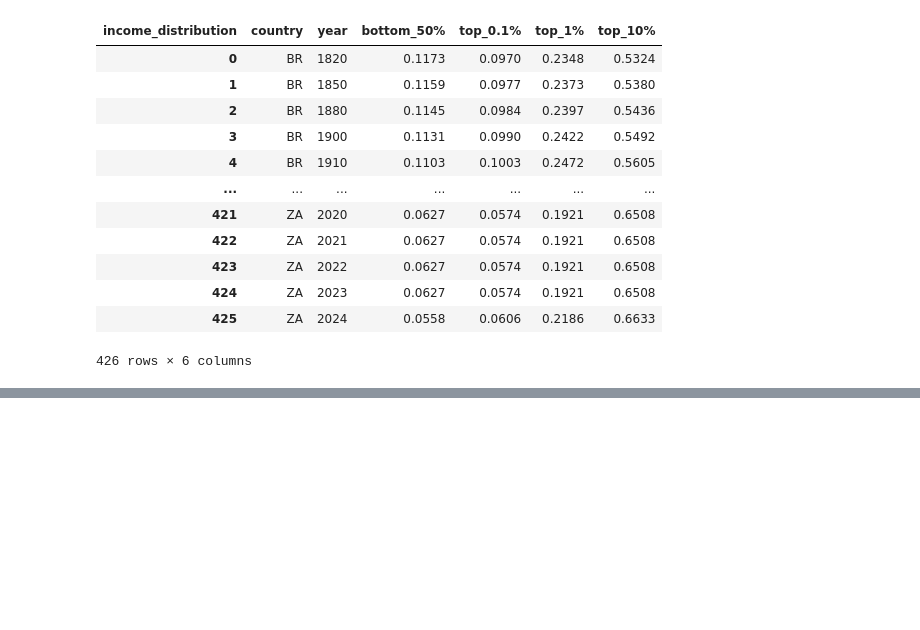
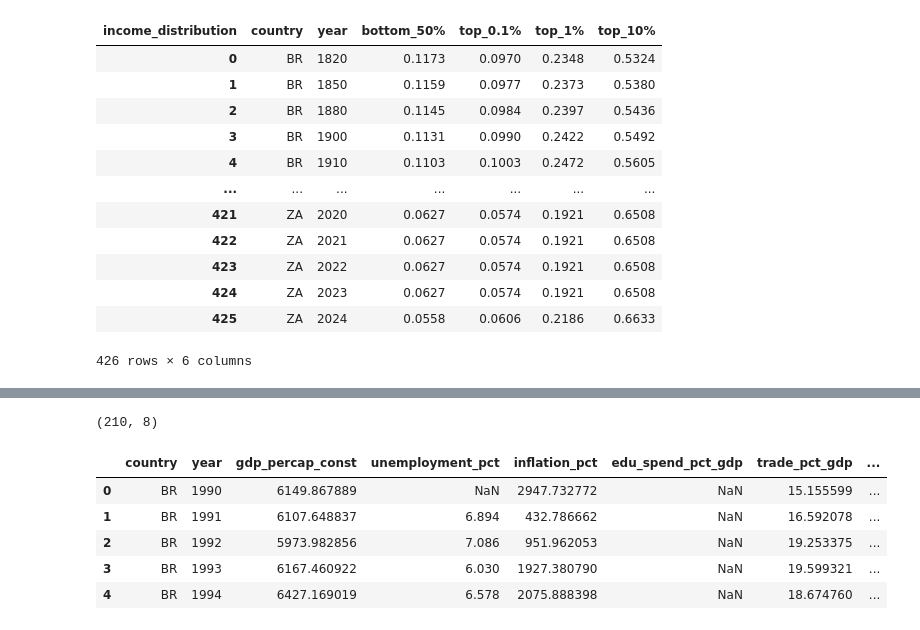
Before and after one commit to princeixr/Income_inequality, a Jupyter notebook: 602_indicators.ipynb, the cells around one changed output, grey strips where cells are left out. Drawn from its saved outputs; the diff is of its cells as text; code cells hidden in the pictures; blank space fills up the shorter version.

```diff
--- a/602_indicators.ipynb
+++ b/602_indicators.ipynb
@@ -366,0 +312,21 @@ df_merged[:40]
+# %%
+country_name_to_code_map = {
+    'Brazil': 'BR',
+    'India': 'IN',
+    'United States': 'US',
+    'China': 'CN',
+    'Netherlands': 'NL',
+    'South Africa': 'ZF'
+}
+indicators_df.rename(columns={'country_name': 'country'}, inplace=True)
+indicators_df['country'] = indicators_df['country'].replace(country_name_to_code_map)
+print(indicators_df.shape)
+indicators_df.head()
+# %% [output]
+(210, 8)
+|  | country | year | gdp_percap_const | unemployment_pct | inflation_pct | edu_spend_pct_gdp | trade_pct_gdp | ... |
+| 0 | BR | 1990 | 6149.867889 | NaN | 2947.732772 | NaN | 15.155599 | ... |
+| 1 | BR | 1991 | 6107.648837 | 6.894 | 432.786662 | NaN | 16.592078 | ... |
+| 2 | BR | 1992 | 5973.982856 | 7.086 | 951.962053 | NaN | 19.253375 | ... |
+| 3 | BR | 1993 | 6167.460922 | 6.030 | 1927.380790 | NaN | 19.599321 | ... |
+| 4 | BR | 1994 | 6427.169019 | 6.578 | 2075.888398 | NaN | 18.674760 | ... |
```
Also changed, not shown: parts of 16 cells of this notebook.
